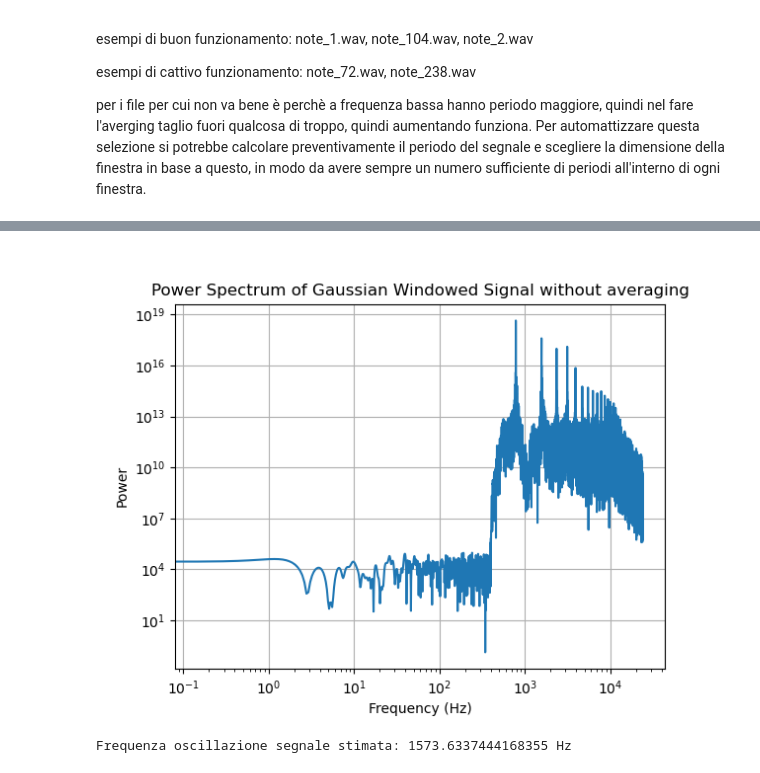
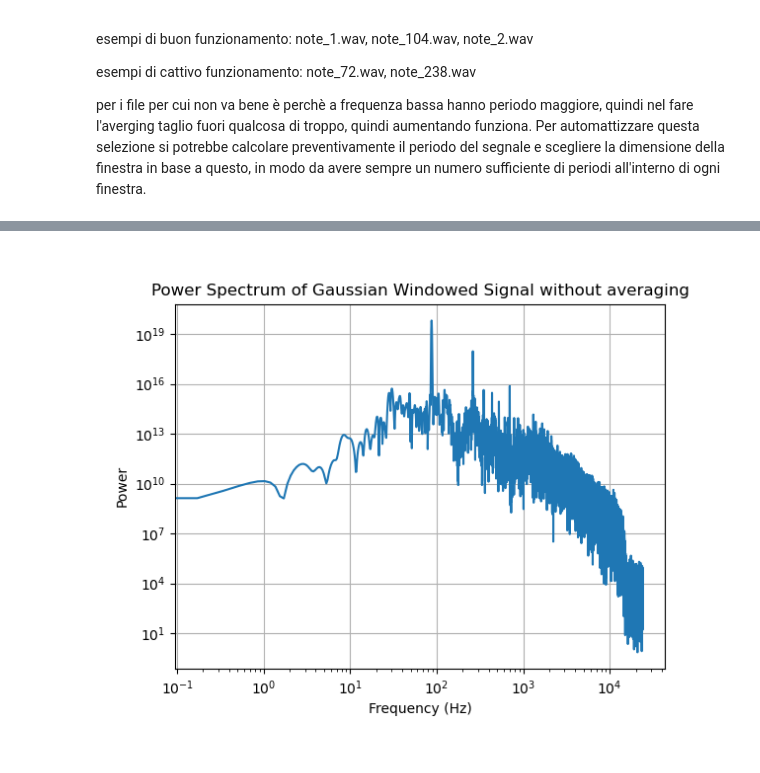
Before and after one commit to maddoc-g/3_organ_clustering, a Jupyter notebook: codice_soft_Alice.ipynb, the cells around one changed output, grey strips where cells are left out. Cells and saved outputs as stored; diff of their text form; code cells hidden in the pictures.

```diff
--- a/codice_soft_Alice.ipynb
+++ b/codice_soft_Alice.ipynb
@@ -23,6 +23,4 @@ per i file per cui non va bene è perchè a frequenza bassa hanno periodo maggio
 Per automattizzare questa selezione si potrebbe calcolare preventivamente il periodo del segnale e scegliere la dimensione della finestra in base a questo, in modo da avere sempre un numero sufficiente di periodi all'interno di ogni finestra.
 # %%
 # leggiamo un singolo file audio
-rate, note = readwav('./wav_files/note_66.wav')
-print('rate =', rate)
-print('note =', note)
+rate, note = readwav('./wav_files/note_238.wav')
@@ -80,28 +61,15 @@ plt.show()
 # %%
 # vediamo come sarebbe power spectrum della finestra gaussiana senza fare la media su più finestre
 fft_gaussian = np.fft.rfft(note_windowed)
 power_gaussian = np.abs(fft_gaussian) ** 2
-frequencies = np.fft.rfftfreq(len(note_windowed), d=1/rate)
+frequencies_1 = np.fft.rfftfreq(len(note_windowed), d=1/rate)
 plt.figure()
-plt.loglog(frequencies, power_gaussian)
+plt.loglog(frequencies_1, power_gaussian)
 plt.xlabel('Frequency (Hz)')
 plt.ylabel('Power')
 plt.title('Power Spectrum of Gaussian Windowed Signal without averaging')
 plt.grid()
 plt.show()
 # %% [output]
-[figure, old version]
+[figure, new version]
-# %%
-# controllo periodo file audio per impostare dimensione finestra
-# calcolo periodo del file audio senza finestra gaussiana
-# prendo note e prendo quando ripassa dallo zero
-zero_crossings = np.where(np.diff(np.sign(note)))[0]
-periods = np.diff(zero_crossings) / rate  # in secondi
-average_period = np.mean(periods)
-
-#calcolo frequenza come inverso del periodo
-frequenza_preventiva = 1 / average_period
-print('Frequenza oscillazione segnale stimata:', frequenza_preventiva, 'Hz')
-# %% [output]
-Frequenza oscillazione segnale stimata: 1573.6337444168355 Hz
 # %%
```
Also changed, not shown: parts of 12 cells of this notebook.
